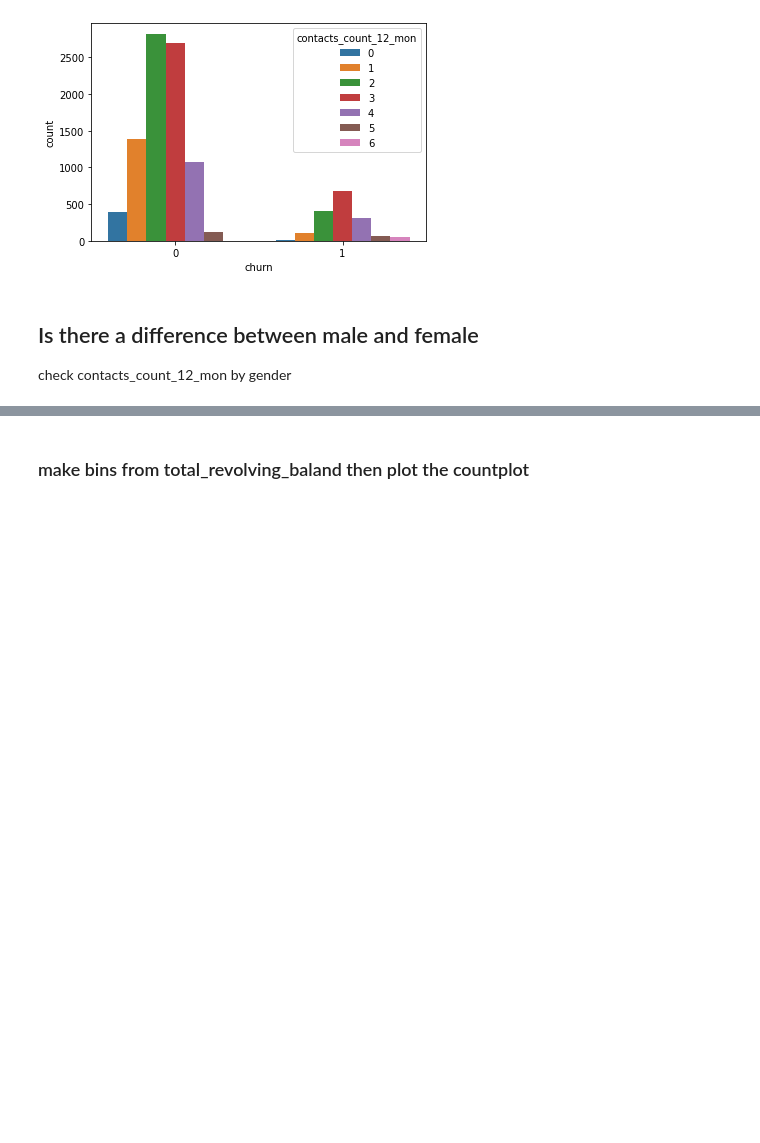
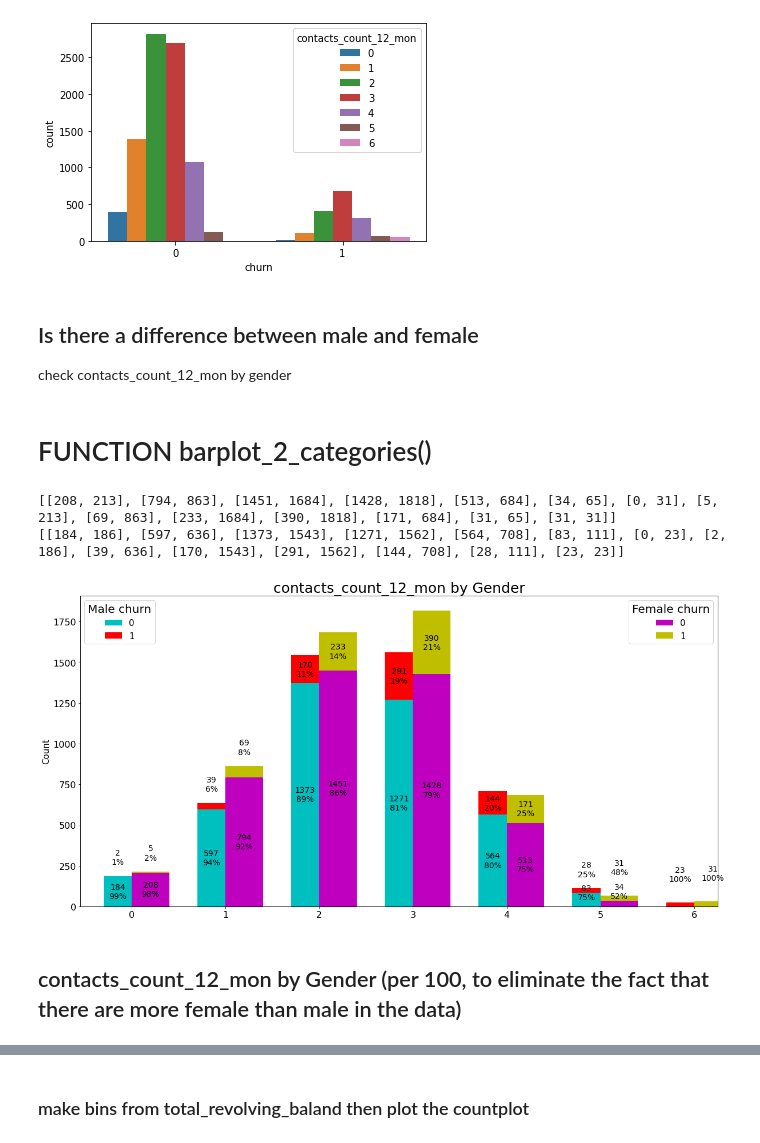
Before and after one commit to drbarak/Project2_EDA, a Jupyter notebook: Project2_EDA.ipynb, the cells around one changed output, grey strips where cells are left out. Saved outputs shown, nothing was run; the diff lists cells and outputs as text; code cells hidden in the pictures; blank space fills up the shorter version.

```diff
--- a/Project2_EDA.ipynb
+++ b/Project2_EDA.ipynb
@@ -670,10 +711,47 @@ plt.show()
 ## Is there a difference between male and female
 
 check contacts_count_12_mon by gender
+# %% [markdown]
+# FUNCTION barplot_2_categories()
+# %%
+def barplot_2_categories(df_plot_f, df_plot_m=None, title=None, title1="Female churn", title2="Male churn", show_labels=True, percent=True, ylabel='Count', fraction=False, stacked=True):
+  fig = plt.figure(figsize=(20, 10))
+  ax = fig.gca()
+  color = 'my' if stacked else 'm'
+  df_plot_f.plot(kind='bar', stacked=stacked, ax=ax, fontsize=16, rot=0, color=color, width=0.3, position=0)
+  ax.legend(title=title1, fontsize=15, title_fontsize=20)
+
+  bins = len(ax.patches)
+  if stacked: bins = int(bins / 2)
+  if show_labels:
+    add_labels(ax, stacked, bins, percent, fraction)
+
+  if not df_plot_m is None:
+    ax2 = ax.twinx()  # so can have a 2nd legends
+    ax2.set_ylim(ax.get_ylim())  # have same y scale
+    ax2.set_yticks([])
+    ax2.set_yticklabels('')
+    color = 'cr' if stacked else 'c'
+    df_plot_m.plot(kind='bar', stacked=True, ax=ax2, fontsize=16, rot=0, color=color, width=0.3, position=1)
+    ax2.legend(title=title2, fontsize=15, title_fontsize=20, loc=2)
+    if show_labels:
+      add_labels(ax2, stacked, bins, percent, fraction)
+
+  if not title is None:
+    plt.title(title, fontsize=25)
+  ax.set_xlabel('')
+  if not ylabel is None:
+    ax.set_ylabel(ylabel, fontsize = 15)
+
+  plt.show()
 # %%
 df_plot = df.groupby(['contacts_count_12_mon', 'female', 'churn']).size().reset_index()
-#d(df_plot)
 df_plot = df_plot.pivot(index=['contacts_count_12_mon'], columns=['female', 'churn'], values=0)
 df_plot.fillna(0, inplace=True)
-#d(df_plot)
-#df_plot[(0, )]
+df_plot_f = df_plot[(1,)]
+df_plot_m = df_plot[(0,)]
+barplot_2_categories(df_plot_f, df_plot_m,'contacts_count_12_mon by Gender')
+# %% [output]
+[[208, 213], [794, 863], [1451, 1684], [1428, 1818], [513, 684], [34, 65], [0, 31], [5, 213], [69, 863], [233, 1684], [390, 1818], [171, 684], [31, 65], [31, 31]]
+[[184, 186], [597, 636], [1373, 1543], [1271, 1562], [564, 708], [83, 111], [0, 23], [2, 186], [39, 636], [170, 1543], [291, 1562], [144, 708], [28, 111], [23, 23]]
+[figure, added]
@@ -710,3 +758,5 @@ def add_labels(df_plot, ax, percent=True, position=0):
+# %% [markdown]
+## contacts_count_12_mon by Gender (per 100, to eliminate the fact that there are more female than male in the data)
 # %%
 df_plot = df.groupby(['contacts_count_12_mon', 'female', 'churn']).size().reset_index()
 df_plot = df_plot.pivot(index=['contacts_count_12_mon'], columns=['female', 'churn'], values=0)
```
Also changed, not shown: parts of 67 cells of this notebook.
